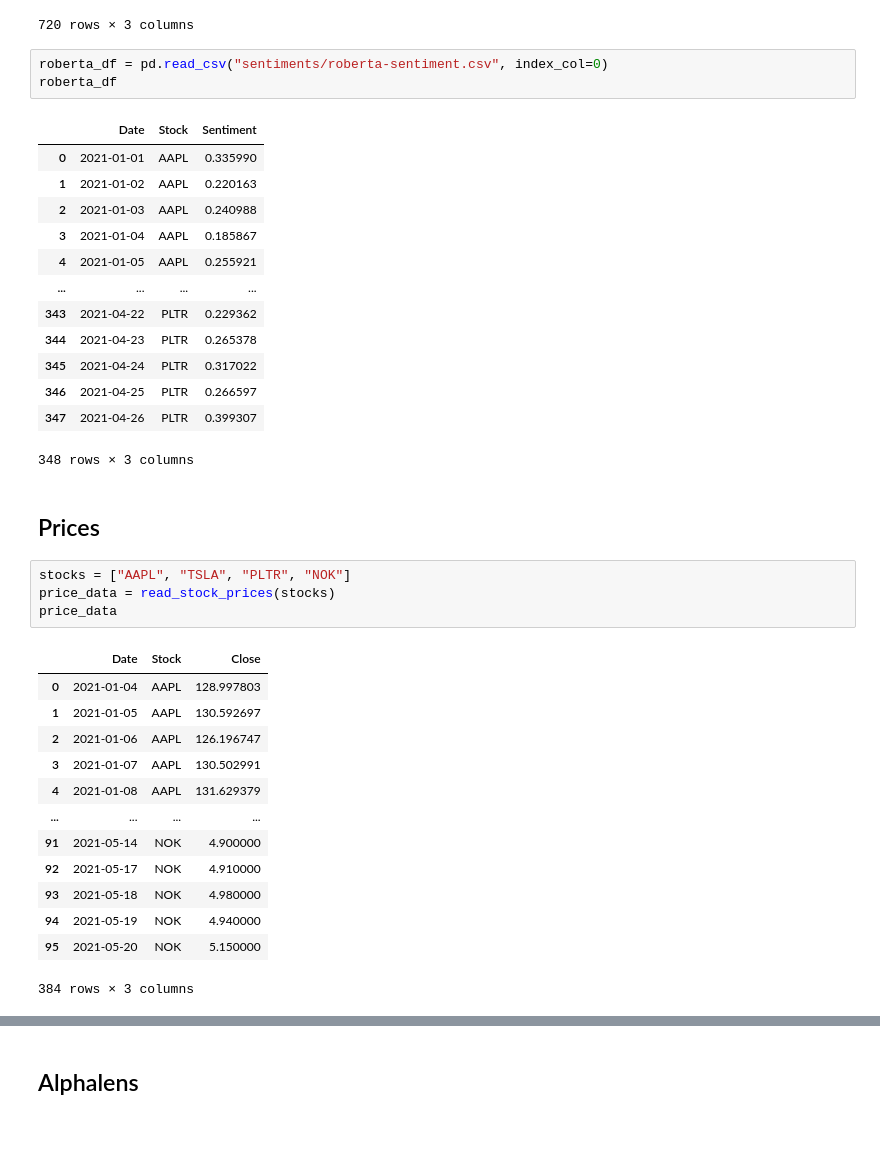
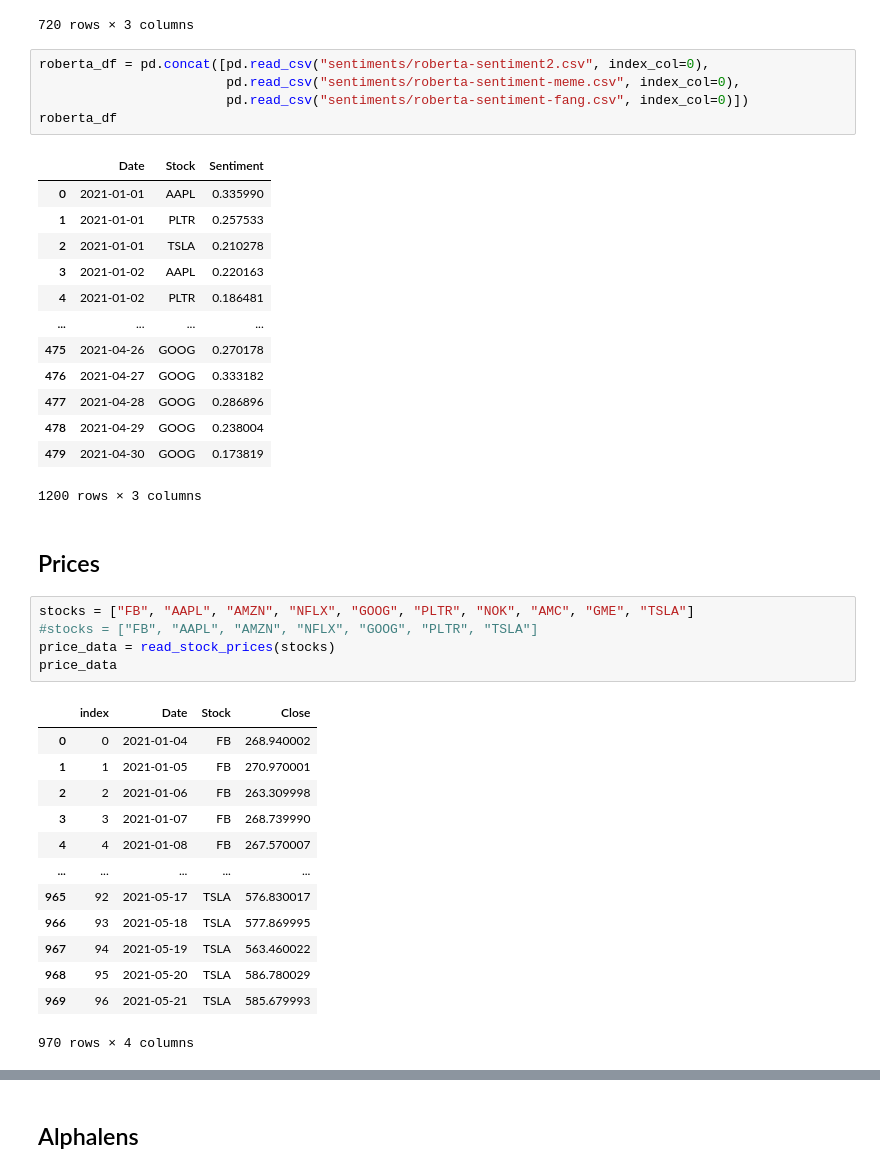
Before and after one commit to rometaidla/flash-boys, a Jupyter notebook: alphalens.ipynb, the cells around one changed output, grey strips where cells are left out. Saved outputs shown, nothing was run; the diff lists cells and outputs as text; blank space fills up the shorter version.

```diff
--- a/alphalens.ipynb
+++ b/alphalens.ipynb
@@ -32,42 +32,45 @@ vader_df
 | 359 | 2021-04-30 | NOK | 0.242988 |
 720 rows × 3 columns
 # %%
-roberta_df = pd.read_csv("sentiments/roberta-sentiment.csv", index_col=0)
+roberta_df = pd.concat([pd.read_csv("sentiments/roberta-sentiment2.csv", index_col=0),
+                        pd.read_csv("sentiments/roberta-sentiment-meme.csv", index_col=0),
+                        pd.read_csv("sentiments/roberta-sentiment-fang.csv", index_col=0)])
 roberta_df
 # %% [output]
 |  | Date | Stock | Sentiment |
 | 0 | 2021-01-01 | AAPL | 0.335990 |
-| 1 | 2021-01-02 | AAPL | 0.220163 |
-| 2 | 2021-01-03 | AAPL | 0.240988 |
-| 3 | 2021-01-04 | AAPL | 0.185867 |
-| 4 | 2021-01-05 | AAPL | 0.255921 |
+| 1 | 2021-01-01 | PLTR | 0.257533 |
+| 2 | 2021-01-01 | TSLA | 0.210278 |
+| 3 | 2021-01-02 | AAPL | 0.220163 |
+| 4 | 2021-01-02 | PLTR | 0.186481 |
 | ... | ... | ... | ... |
-| 343 | 2021-04-22 | PLTR | 0.229362 |
-| 344 | 2021-04-23 | PLTR | 0.265378 |
-| 345 | 2021-04-24 | PLTR | 0.317022 |
-| 346 | 2021-04-25 | PLTR | 0.266597 |
-| 347 | 2021-04-26 | PLTR | 0.399307 |
+| 475 | 2021-04-26 | GOOG | 0.270178 |
+| 476 | 2021-04-27 | GOOG | 0.333182 |
+| 477 | 2021-04-28 | GOOG | 0.286896 |
+| 478 | 2021-04-29 | GOOG | 0.238004 |
+| 479 | 2021-04-30 | GOOG | 0.173819 |
-348 rows × 3 columns
+1200 rows × 3 columns
 # %% [markdown]
 ## Prices
 # %%
-stocks = ["AAPL", "TSLA", "PLTR", "NOK"]
+stocks = ["FB", "AAPL", "AMZN", "NFLX", "GOOG", "PLTR", "NOK", "AMC", "GME", "TSLA"]
+#stocks = ["FB", "AAPL", "AMZN", "NFLX", "GOOG", "PLTR", "TSLA"]
 price_data = read_stock_prices(stocks)
 price_data
 # %% [output]
-|  | Date | Stock | Close |
-| 0 | 2021-01-04 | AAPL | 128.997803 |
-| 1 | 2021-01-05 | AAPL | 130.592697 |
-| 2 | 2021-01-06 | AAPL | 126.196747 |
-| 3 | 2021-01-07 | AAPL | 130.502991 |
-| 4 | 2021-01-08 | AAPL | 131.629379 |
-| ... | ... | ... | ... |
-| 91 | 2021-05-14 | NOK | 4.900000 |
-| 92 | 2021-05-17 | NOK | 4.910000 |
-| 93 | 2021-05-18 | NOK | 4.980000 |
-| 94 | 2021-05-19 | NOK | 4.940000 |
-| 95 | 2021-05-20 | NOK | 5.150000 |
+|  | index | Date | Stock | Close |
+| 0 | 0 | 2021-01-04 | FB | 268.940002 |
+| 1 | 1 | 2021-01-05 | FB | 270.970001 |
+| 2 | 2 | 2021-01-06 | FB | 263.309998 |
+| 3 | 3 | 2021-01-07 | FB | 268.739990 |
+| 4 | 4 | 2021-01-08 | FB | 267.570007 |
+| ... | ... | ... | ... | ... |
+| 965 | 92 | 2021-05-17 | TSLA | 576.830017 |
+| 966 | 93 | 2021-05-18 | TSLA | 577.869995 |
+| 967 | 94 | 2021-05-19 | TSLA | 563.460022 |
+| 968 | 95 | 2021-05-20 | TSLA | 586.780029 |
+| 969 | 96 | 2021-05-21 | TSLA | 585.679993 |
-384 rows × 3 columns
+970 rows × 4 columns
 # %%
 vader_df['Date'] = vader_df['Date'].astype('datetime64[ns]')
 
```
Also changed, not shown: parts of 4 cells of this notebook, 5 other files.
